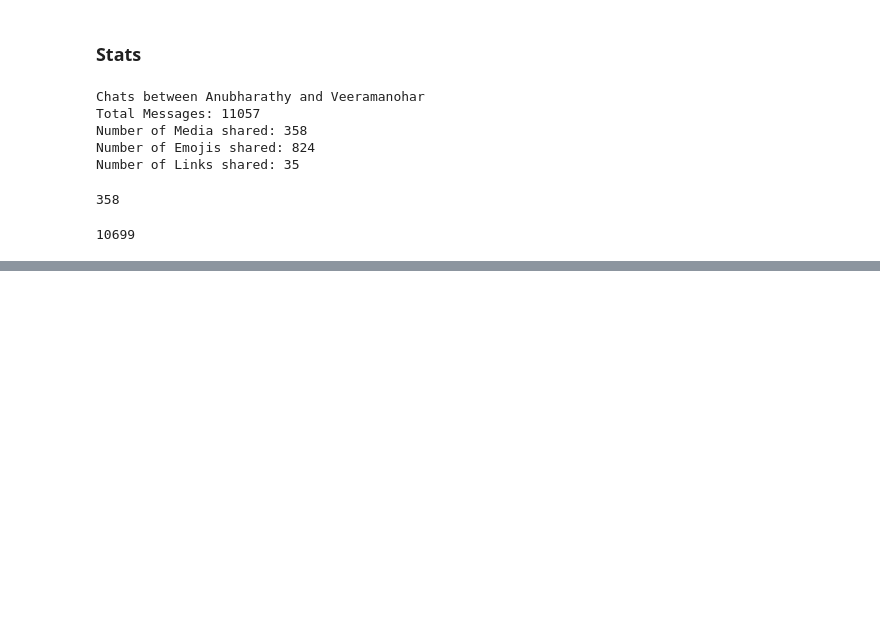
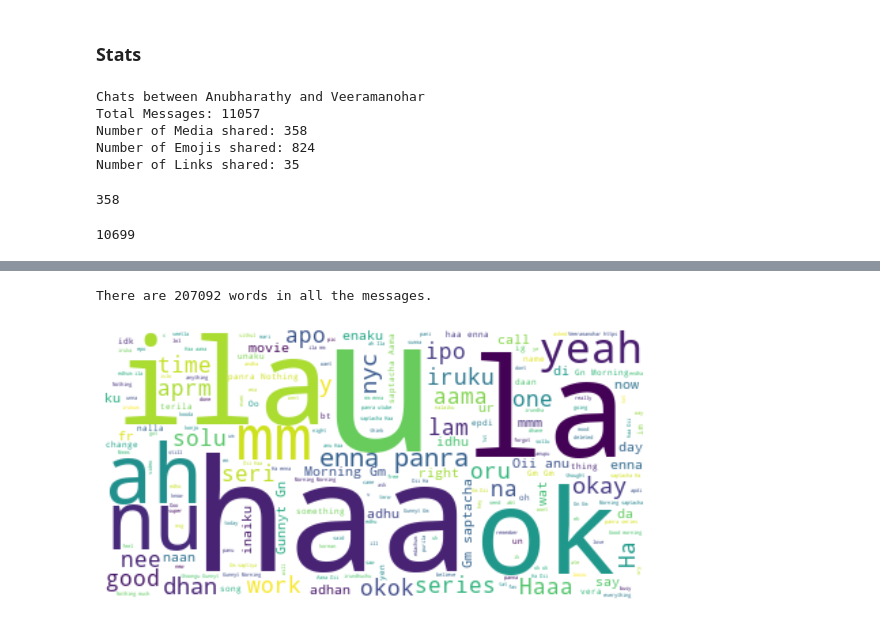
Before and after one commit to imveeru/Whatsapp-Chat-Analysis, a Jupyter notebook: Whatsapp Chat Analysis.ipynb, the cells around one changed output, grey strips where cells are left out. Cells and saved outputs as stored; diff of their text form; code cells hidden in the pictures; blank space fills up the shorter version.

```diff
--- a/Whatsapp Chat Analysis.ipynb
+++ b/Whatsapp Chat Analysis.ipynb
@@ -245,3 +241,17 @@ fig.show()
 # %% [output]
 ('😅', 203) ('😂', 202) ('🤣', 67) ('😘', 65) ('😭', 32) ('😁', 30) ('😑', 29) ('🥲', 26) ('🤦\u200d♂️', 21) ('😒', 17) ('🤦🏻\u200d♀️', 14) ('🥺', 13) ('😐', 11) ('🔥', 11) ('🥳', 7) ('😬', 6) ('😏', 6) ('🥰', 5) ('😉', ...
 [interactive output not drawn]
+# %%
+text = " ".join(review for review in messages_df.Message)
+print ("There are {} words in all the messages.".format(len(text)))
+stopwords = set(STOPWORDS)
+
+wordcloud = WordCloud(stopwords=stopwords, background_color="white").generate(text)
+
+plt.figure( figsize=(10,5))
+plt.imshow(wordcloud, interpolation='bilinear')
+plt.axis("off")
+plt.show()
+# %% [output]
+There are 207092 words in all the messages.
+[figure, added]
```
Also changed, not shown: parts of 3 cells of this notebook, 1 other file.
